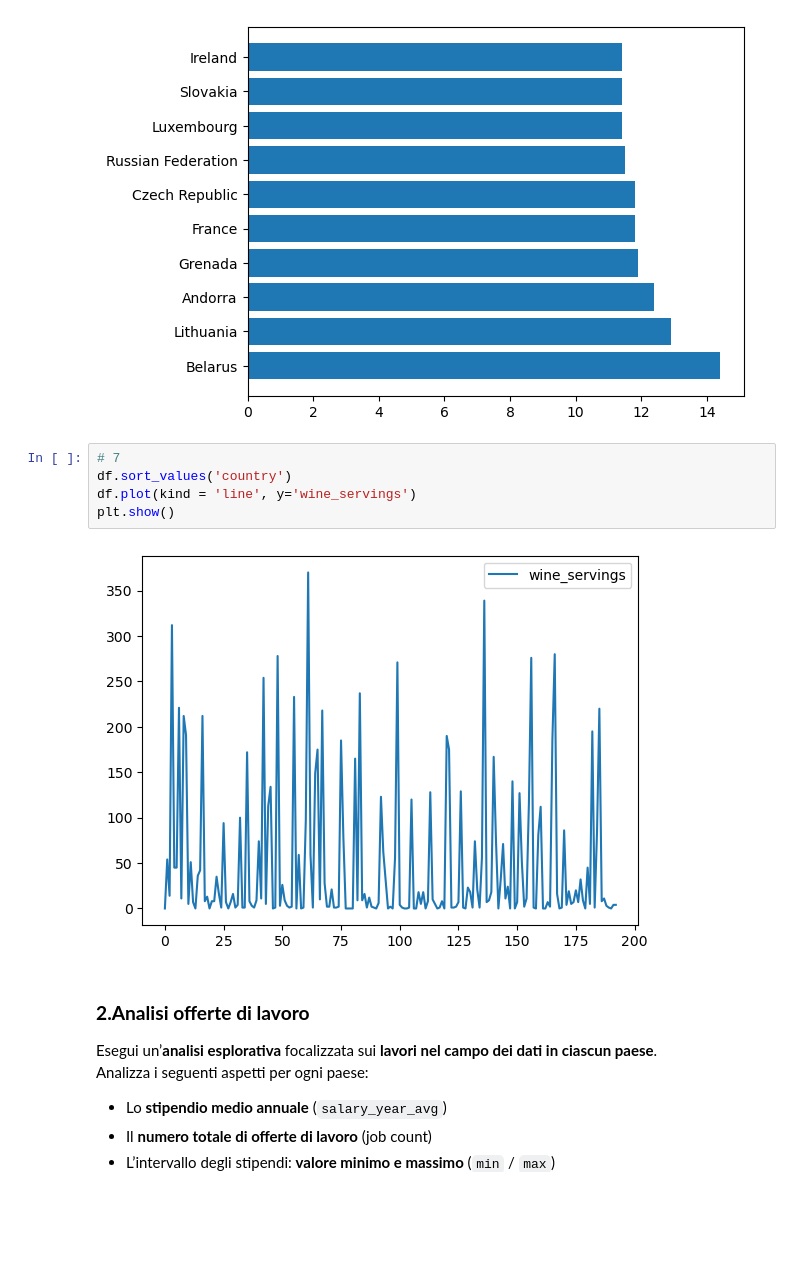
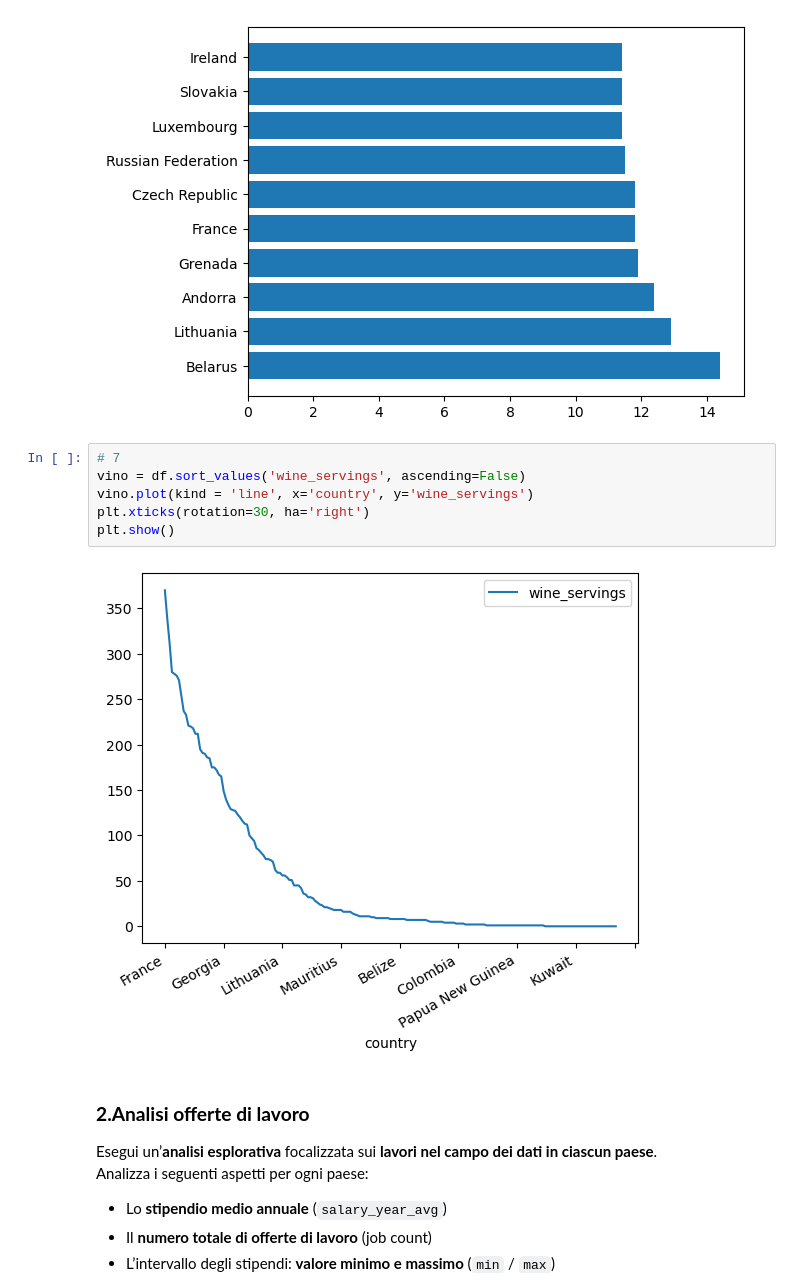
Before and after one commit to Blaz05/ProgrammingLab2, a Jupyter notebook: 3_Esercizi_lez_3.ipynb, the cells around one changed output. Drawn from its saved outputs; the diff is of its cells as text; blank space fills up the shorter version.

```diff
--- a/3_Esercizi_lez_3.ipynb
+++ b/3_Esercizi_lez_3.ipynb
@@ -100,11 +100,12 @@ plt.barh(categorie, valori)
 [figure]
 # %%
 # 7
-df.sort_values('country')
-df.plot(kind = 'line', y='wine_servings')
+vino = df.sort_values('wine_servings', ascending=False)
+vino.plot(kind = 'line', x='country', y='wine_servings')
+plt.xticks(rotation=30, ha='right')
 plt.show()
 # %% [output]
-[figure, old version]
+[figure, new version]
 # %% [markdown]
 ### **2.Analisi offerte di lavoro**
 
```
Also changed, not shown: 4 other files.
